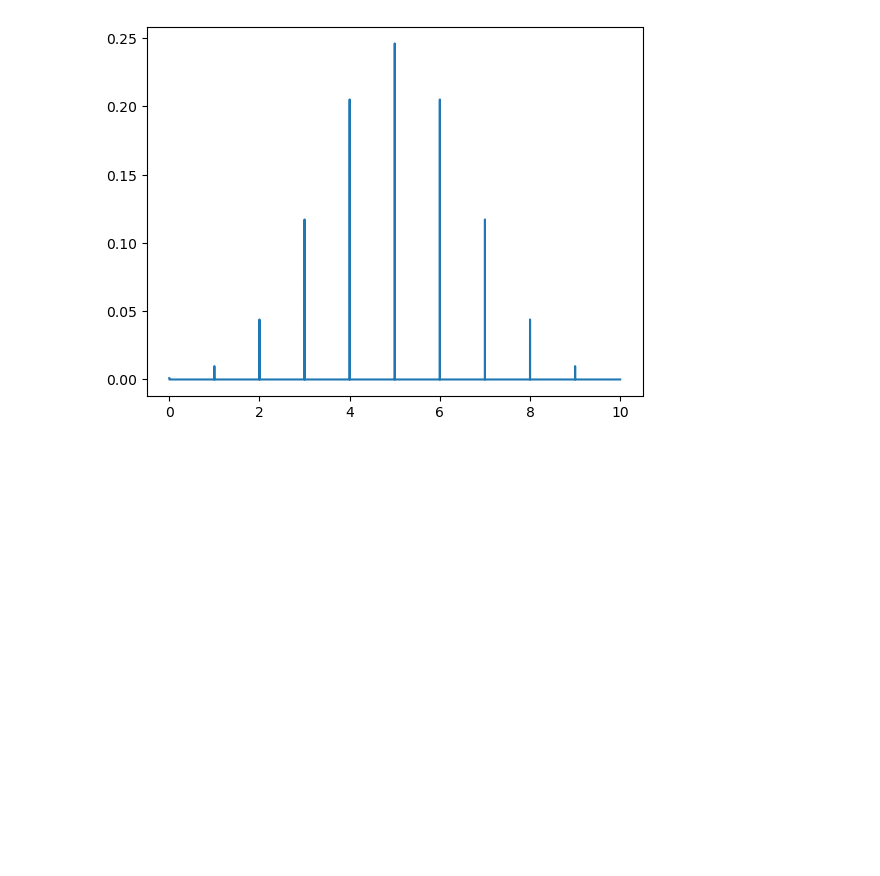
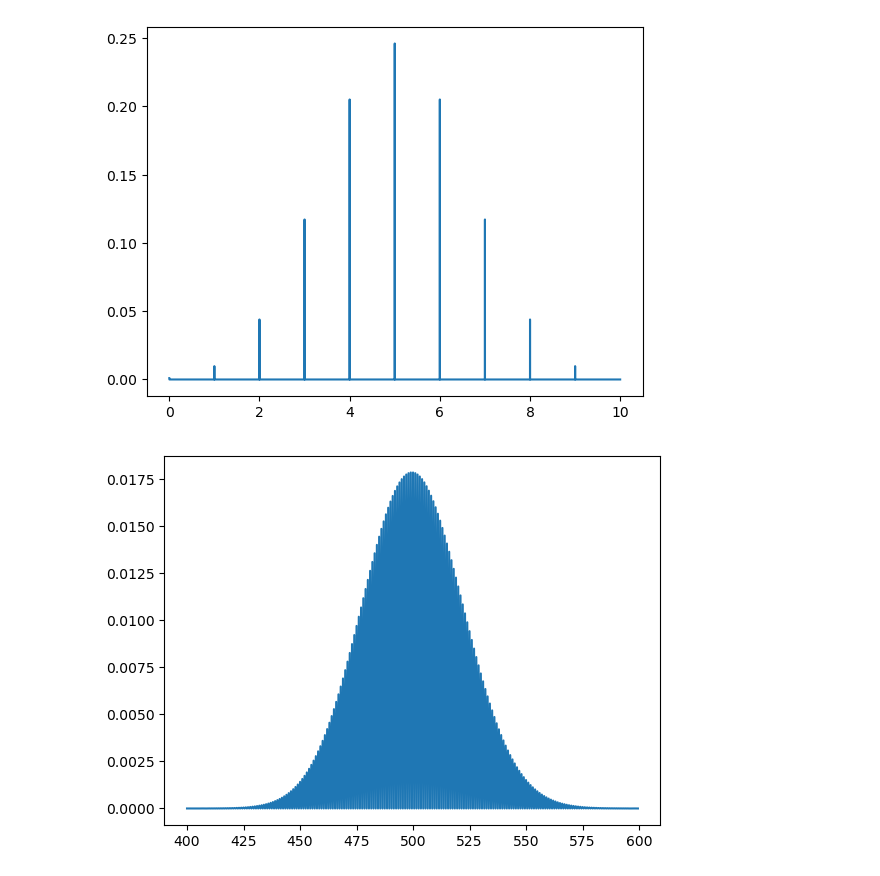
Before and after one commit to Hemi102/data-science-and-machine-learning-with-python, a Jupyter notebook: Distributions.ipynb, the cells around one changed output. Drawn from its saved outputs; the diff is of its cells as text; code cells hidden in the pictures; blank space fills up the shorter version.

```diff
--- a/Distributions.ipynb
+++ b/Distributions.ipynb
@@ -62,0 +66,11 @@ import matplotlib.pyplot as plt
+# %%
+from scipy.stats import poisson
+import matplotlib.pyplot as plt
+
+mu = 500
+x = np.arange(400, 600, 0.5)
+plt.plot(x, poisson.pmf(x, mu))
+plt.savefig('example25_hist.png', dpi=300, bbox_inches='tight')
+plt.show()
+# %% [output]
+[figure, added]
```
Also changed, not shown: parts of 5 cells of this notebook, 5 other files.
